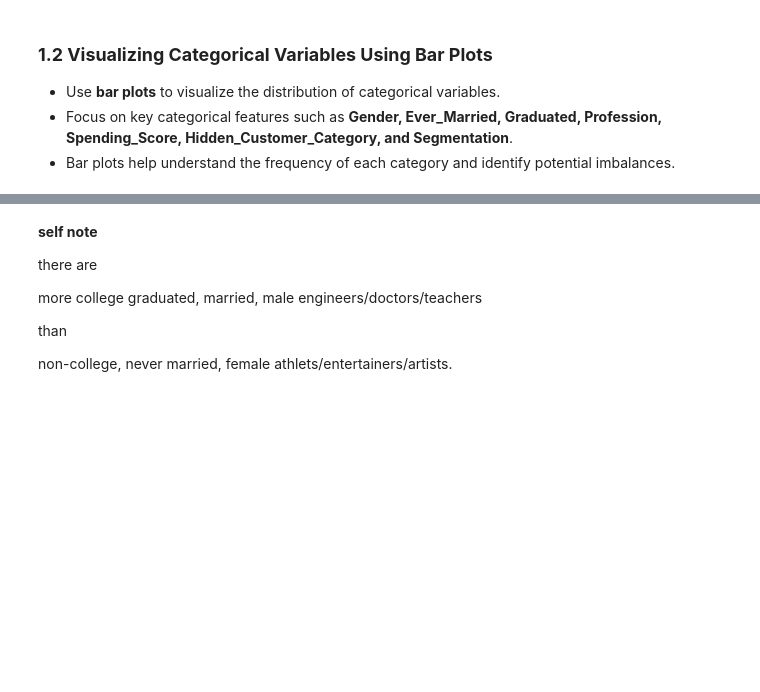
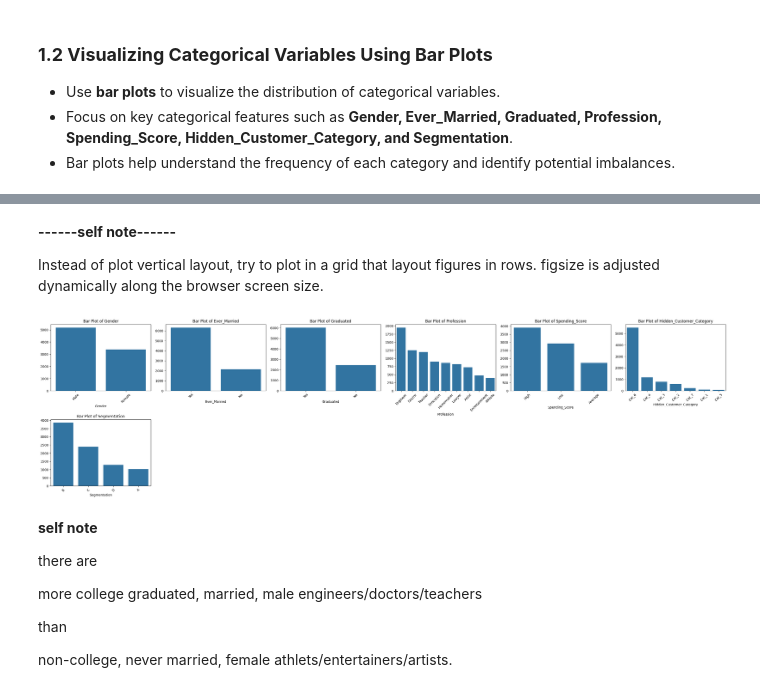
Before and after one commit to fengfrankgthb/BUS-41204, a Jupyter notebook: Problem Sets/PS1.ipynb, the cells around one changed output, grey strips where cells are left out. Drawn from its saved outputs; the diff is of its cells as text; code cells hidden in the pictures; blank space fills up the shorter version.

```diff
--- a/Problem Sets/PS1.ipynb
+++ b/Problem Sets/PS1.ipynb
@@ -541,3 +753,63 @@ for col in categorical_cols:
+# %% [markdown]
+**------self note------**
+
+Instead of plot vertical layout, try to plot in a grid that layout figures in rows. figsize is adjusted dynamically along the browser screen size.
+# %%
+# Generate bar plots for each categorical column
+categorical_cols = [
+    "Gender",
+    "Ever_Married",
+    "Graduated",
+    "Profession",
+    "Spending_Score",
+    "Hidden_Customer_Category",
+    "Segmentation",
+]
+
+num_plots = len(categorical_cols)
+if num_plots == 0:
+    print("No categorical columns found to plot.")
+else:
+    # --- Determine Grid Size ---
+    # Set the desired number of columns and rows in the grid
+    ncols = 6 # You can adjust this number
+    nrows=int(num_plots/ncols)+1 # Or, calculate number of rows (using ceiling division, "nrows=math.ceil(num_plots/ncols) OR "int(...)+1"
+
+    # --- Create Subplots ---
+    # Increase figure size to accommodate multiple plots
+    # Adjust multipliers (e.g., 5 and 4) as needed for your screen/preference
+    fig, axes = plt.subplots(nrows=nrows, ncols=ncols, figsize=(ncols * 5, nrows * 4))
+
+    # Flatten the axes array for easy iteration, handles cases where nrows=1 or ncols=1
+    axes = axes.flatten()
+
+    # --- Loop and Plot on Subplots ---
+    for i, col in enumerate(categorical_cols):
+        ax = axes[i] # Get the current subplot axis
+        sns.countplot(
+            x=automobile_customers[col],
+            order=automobile_customers[col].value_counts().index,
+            ax=ax # <<< Tell seaborn which axis to use
+        )
+        ax.set_title(f"Bar Plot of {col}") # Use ax.set_title for subplots
+        # Rotate labels on the specific axis
+        ax.tick_params(axis='x', rotation=45)
+        # Optional: Set x-label (countplot usually uses the column name)
+        # ax.set_xlabel(col)
+        # Optional: Clear y-label if not needed
+        ax.set_ylabel('')
+
+
+    # --- Clean up Empty Subplots ---
+    # Hide any unused subplots if num_plots doesn't perfectly fill the grid
+    for j in range(num_plots, len(axes)):
+        axes[j].axis('off') # Turn off the axis for empty plots
+
+    # --- Adjust Layout and Show ---
+    plt.tight_layout() # Adjusts spacing between subplots to prevent overlap
+    plt.show()         # Show the entire figure with all subplots at once
+# %% [output]
+[figure, added]
 # %% [markdown]
 **self note**
 
```
Also changed, not shown: parts of 44 cells of this notebook.
